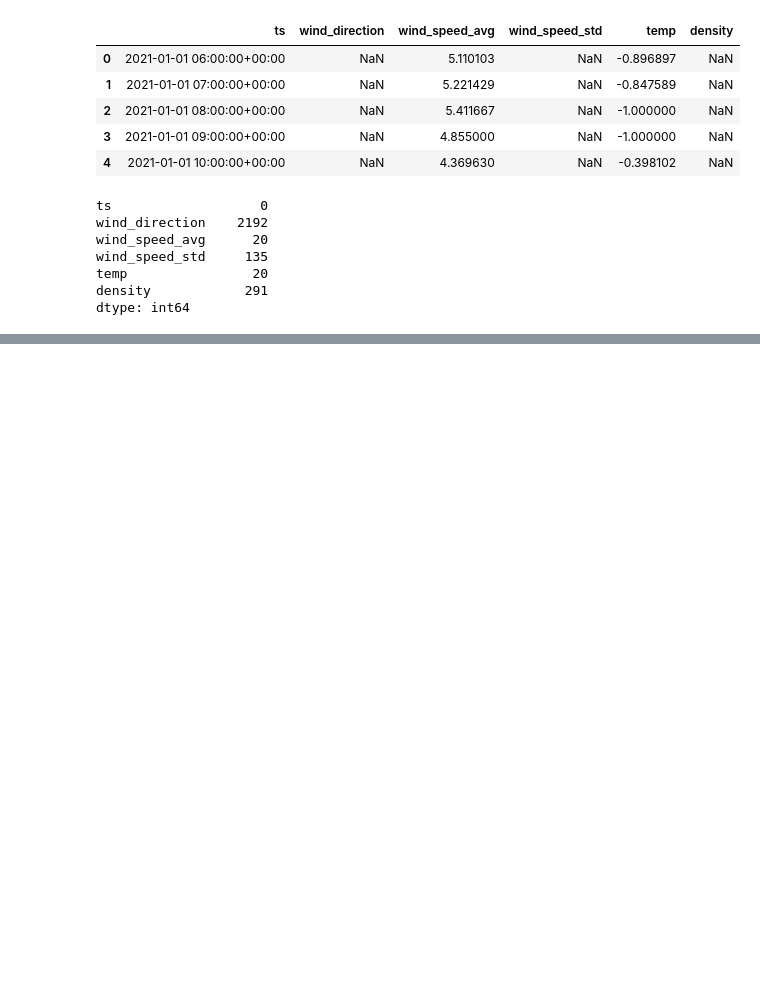
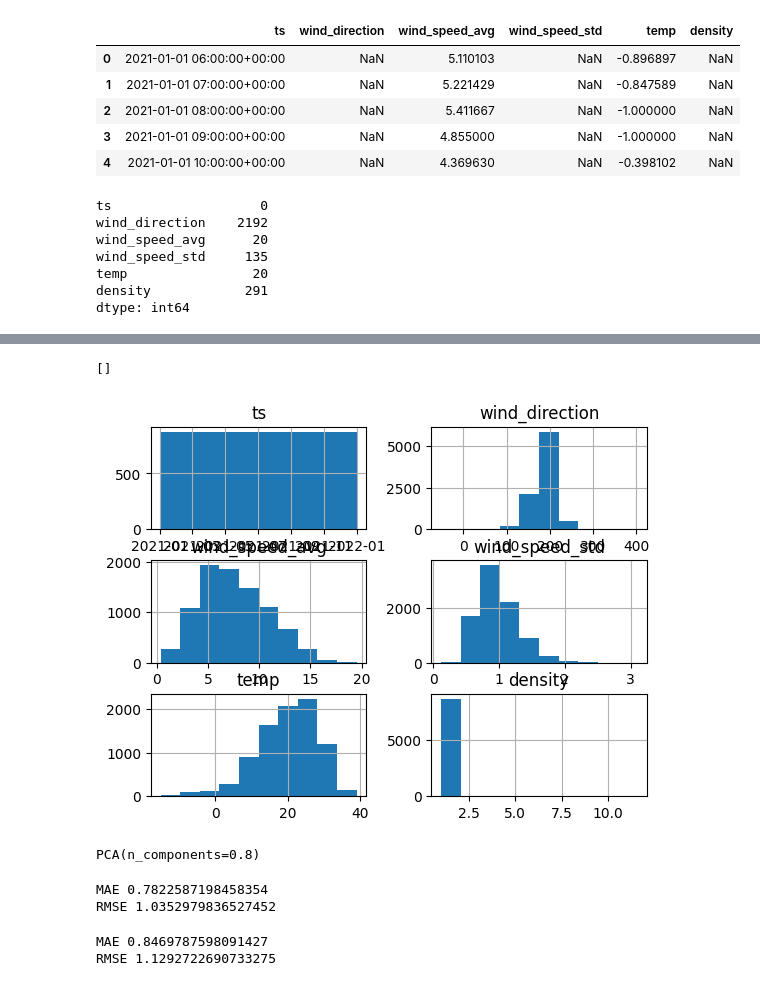
Before and after one commit to gandalf486/weather-forecast, a Jupyter notebook: explore.ipynb, the cells around one changed output, grey strips where cells are left out. Drawn from its saved outputs; the diff is of its cells as text; code cells hidden in the pictures; blank space fills up the shorter version.

Commit message:
randomforest against persistence

```diff
--- a/explore.ipynb
+++ b/explore.ipynb
@@ -12,6 +34,7 @@ weather_data.rename(columns={'TimeStamp (UTC)':'ts',
                              'T AMB Avg':'temp',
                              'In AirDensity Avg':'density'},inplace=True)
 
+weather_data['ts'] = pd.to_datetime(weather_data['ts'],utc=True)
 print(weather_data.shape)
 weather_data.head()
 # %% [output]
@@ -34,0 +64,6 @@ dtype: int64
+# %%
+# fill missing values in wind speed avg with spline interpolation (linear interpolation also does not show much difference from spline)
+# plt.figure(figsize=(14,4))
+# plt.plot(weather_data.wind_speed_avg.interpolate(option='linear').iloc[range(0,weather_data.shape[0],5)])
+weather_data.interpolate(option='spline',inplace=True)
+print("nan in wind speed",weather_data['wind_speed_avg'].isna().sum())
@@ -34,0 +82,6 @@ dtype: int64
+# %%
+# still seeing nans, because interpolation did not fill nans at the start
+# there is only 19 rows with nans now, which we drop because we have large enough data compared to 19 rows
+# we can store persistence predictions here, so we do not miss out on one row when we take shift of column for it
+persistence_predictions = weather_data.wind_speed_avg.shift(1)
+weather_data.dropna(axis=0,inplace=True)
@@ -34,0 +119,6 @@ dtype: int64
+# %%
+weather_data.hist()
+plt.plot()
+# %% [output]
+[]
+[figure, added]
@@ -34,0 +146,42 @@ dtype: int64
+# %%
+from sklearn.decomposition import PCA
+pca = PCA(n_components=0.8)
+pca.fit(weather_data[feature_list])
+# %% [output]
+PCA(n_components=0.8)
+# %%
+from sklearn.ensemble import RandomForestRegressor
+from sklearn.model_selection import train_test_split
+from sklearn.metrics import mean_absolute_error, root_mean_squared_error
+model = RandomForestRegressor(n_estimators=50, max_depth=9,#int(0.7*(len(feature_list))),
+                              random_state=42, min_weight_fraction_leaf=0.001,
+                              min_samples_leaf=5, min_samples_split=40
+                            )
+
+x_train, x_test, y_train, y_test = train_test_split(weather_data[feature_list], weather_data[target_col], test_size=0.1, shuffle=False)
+# PCA not improving things
+# x_train = pca.transform(x_train)
+# x_test = pca.transform(x_test)
+
+# train_set, test_set = [x_train,y_train], [x_train,y_train]
+train_set, test_set = [x_train,y_train], [x_test,y_test]
+
+# test_set[1] = target_col_scaler.inverse_transform(test_set[1].values.reshape(-1,1))
+
+model.fit(train_set[0], train_set[1])
+predictions = model.predict(test_set[0])
+
+# predictions = target_col_scaler.inverse_transform(predictions.reshape(-1,1))
+
+print("MAE",mean_absolute_error(test_set[1], predictions))
+print("RMSE",root_mean_squared_error(test_set[1], predictions))
+# %% [output]
+MAE 0.7822587198458354
+RMSE 1.0352979836527452
+# %%
+# persistence model's predictions
+print("MAE",mean_absolute_error(test_set[1], persistence_predictions.loc[test_set[1].index]))
+print("RMSE",root_mean_squared_error(test_set[1], persistence_predictions.loc[test_set[1].index]))
+# %% [output]
+MAE 0.8469787598091427
+RMSE 1.1292722690733275
```
Also changed, not shown: parts of 15 cells of this notebook, 1 other file.
